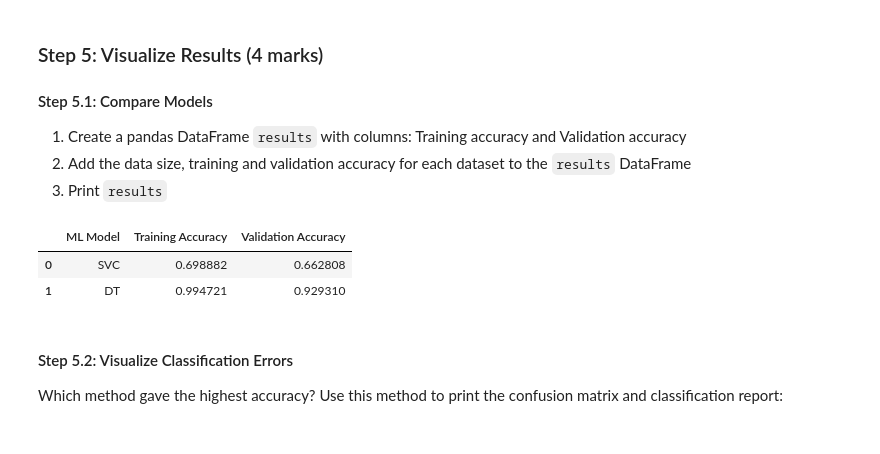
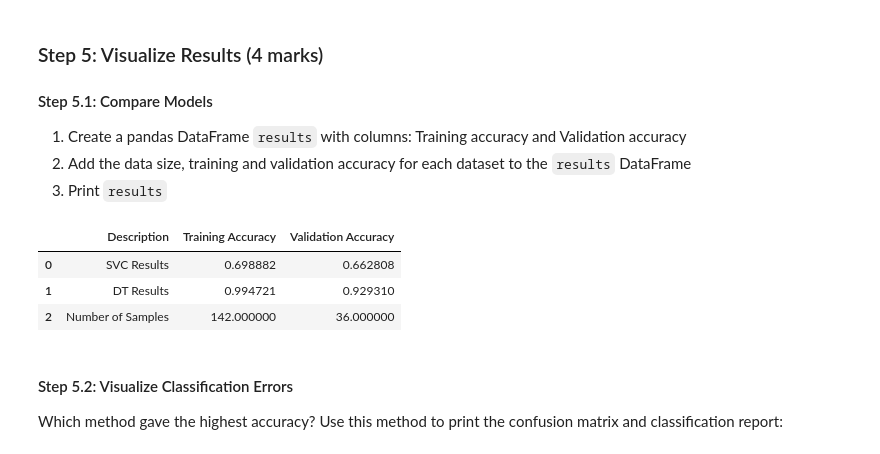
Before and after one commit to matthewdefilippo/ensf-611-assignment3, a Jupyter notebook: Assignment 3.ipynb, the cells around one changed output. Saved outputs shown, nothing was run; the diff lists cells and outputs as text; code cells hidden in the pictures.

Commit message:
Added number of samples to part 2 results table.

```diff
--- a/Assignment 3.ipynb
+++ b/Assignment 3.ipynb
@@ -264,37 +264,38 @@ Calculate the average training and validation accuracy using `cross_validate` fo
 # %%
 # TO DO: ADD YOUR CODE HERE FOR STEPS 3-5
 # Note: for any random state parameters, you can use random_state = 0
 # HINT: USING A LOOP TO STORE THE DATA IN YOUR RESULTS DATAFRAME WILL BE MORE EFFICIENT
 
 # Import SVC and DecisionTreeClassifier.
 from sklearn.svm import SVC
 from sklearn.tree import DecisionTreeClassifier
 
 # Instantiate models as SVC() and DecisionTreeClassifier(max_depth = 3).
 model_svc = SVC()
 model_decision_tree = DecisionTreeClassifier(max_depth=3, random_state=0)
 
 # Implement the machine learning model with X and y.
 from sklearn.model_selection import train_test_split
 X_train, X_val, y_train, y_val = train_test_split(X, y, test_size=0.2, random_state=0)
 model_svc.fit(X_train, y_train)
 model_decision_tree.fit(X_train, y_train)
 
 # Calculate the average training and validation accuracy using cross_validate for the two different models.
 from sklearn.model_selection import cross_validate
 scores_svc = cross_validate(model_svc, X_train, y_train, cv=5, scoring='accuracy', return_train_score=True)
 scores_decision_tree = cross_validate(model_decision_tree, X_train, y_train, cv=5, scoring='accuracy', return_train_score=True)
 
 # Create a pandas DataFrame results with columns: Training accuracy and Validation accuracy.
-results = pd.DataFrame({'ML Model': ['SVC', 'DT'],
-                        'Training Accuracy': [scores_svc['train_score'].mean(), scores_decision_tree['train_score'].mean()],
-                        'Validation Accuracy': [scores_svc['test_score'].mean(), scores_decision_tree['test_score'].mean()]})
+results = pd.DataFrame({'Description': ['SVC Results', 'DT Results', 'Number of Samples'],
+                        'Training Accuracy': [scores_svc['train_score'].mean(), scores_decision_tree['train_score'].mean(), X_train.shape[0]],
+                        'Validation Accuracy': [scores_svc['test_score'].mean(), scores_decision_tree['test_score'].mean(), X_val.shape[0]]})
 
 results
 # %% [output]
-|  | ML Model | Training Accuracy | Validation Accuracy |
-| 0 | SVC | 0.698882 | 0.662808 |
-| 1 | DT | 0.994721 | 0.929310 |
+|  | Description | Training Accuracy | Validation Accuracy |
+| 0 | SVC Results | 0.698882 | 0.662808 |
+| 1 | DT Results | 0.994721 | 0.929310 |
+| 2 | Number of Samples | 142.000000 | 36.000000 |
 # %% [markdown]
 #### Step 5.2: Visualize Classification Errors
 Which method gave the highest accuracy? Use this method to print the confusion matrix and classification report:
```
Also changed, not shown: parts of 1 cell of this notebook.
